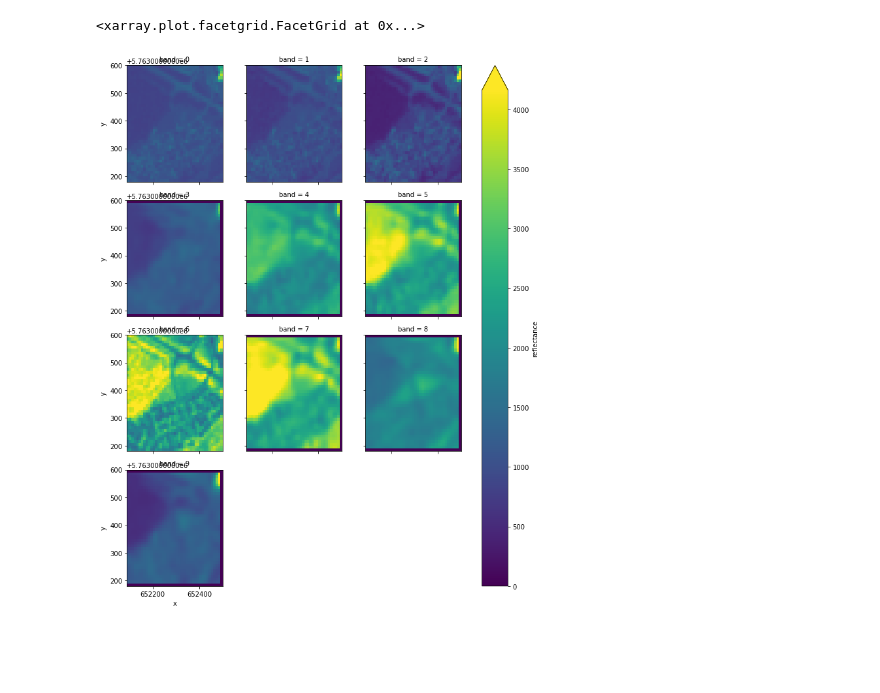
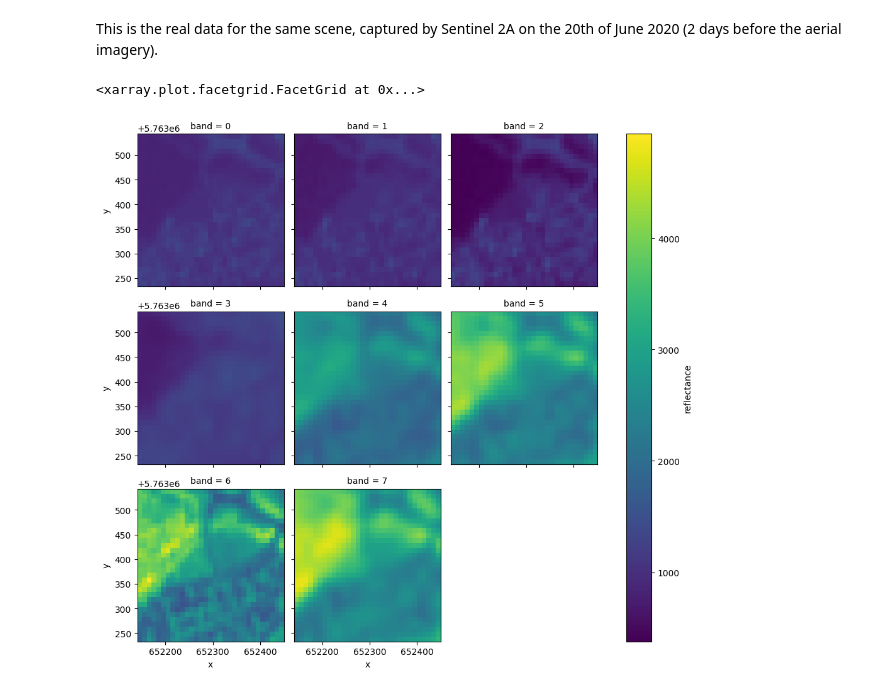
Before and after one commit to joe-fennell/pangeos-training-24, a Jupyter notebook: 2_Tutorial_uncertainty_experiments.ipynb, the cells around one changed output. Saved outputs shown, nothing was run; the diff lists cells and outputs as text; code cells hidden in the pictures; blank space fills up the shorter version.

```diff
--- a/2_Tutorial_uncertainty_experiments.ipynb
+++ b/2_Tutorial_uncertainty_experiments.ipynb
@@ -17,0 +39,13 @@ S2A_L2A = xarray.open_dataset('data/Milton_Keynes_Sentinel2_L1C.nc')
+# %%
+# stored as uint16 but needs to be converted to fractional [0-1] reflectance for the atmospheric transformer
+mk_vnir_reflectance = xarray.open_dataset('data/Milton_Keynes_aerial_VisVNIR.nc')['reflectance'] / 10000
+
+# the dimension coordinate must be wavelength
+mk_vnir_reflectance = mk_vnir_reflectance.swap_dims({'band': 'wavelength'})
+
+# transform the coordinates from UTM to Lat/Lon
+crs_transformer = pyproj.Transformer.from_crs('epsg:32630', 'epsg:4326')
+position = (652145, 5763546) # top left corner of array
+
+for pt in crs_transformer.itransform([position]):
+    lat, lon = pt
@@ -18,6 +316,24 @@ S2A_L2A = xarray.open_dataset('data/Milton_Keynes_Sentinel2_L1C.nc')
+# %%
+import xarray
+# If you need them, these are the sensor geometry parameters for the Sentinel 2
+# imagery included
+# Sentinel_2_geometry = {
+#     'SOLAR_ZENITH_ANGLE': 29.9793624960938,
+#     'VIEW_ZENITH_ANGLE': 3.06889419958891,
+#     'SOLAR_AZIMUTH_ANGLE': 157.124519128112,
+#     'VIEW_AZIMUTH_ANGLE': 173.991655773712
+# }
+
+# S2A Level1C data
+S2A_L1C = xarray.open_dataset('data/Milton_Keynes_Sentinel2_L1C.nc').interp_like(mk_vnir_DN)
+
+# S2A Level2A data
+S2A_L2A = xarray.open_dataset('data/Milton_Keynes_Sentinel2_L1C.nc').interp_like(mk_vnir_DN)
+# %% [markdown]
+This is the real data for the same scene, captured by Sentinel 2A on the 20th of June 2020 (2 days before the aerial imagery).
 # %%
-S2A_L1C['reflectance'].plot(col='band', col_wrap=3, robust=True)
+S2A_L1C['reflectance'].isel(band=[0,1,2,3,4,5,6,7]).plot(col='band', col_wrap=3)
 # %% [output]
 <xarray.plot.facetgrid.FacetGrid at 0x...>
-[figure, old version]
+[figure, new version]
 # %%
```
Also changed, not shown: parts of 24 cells of this notebook, 4 other files.
